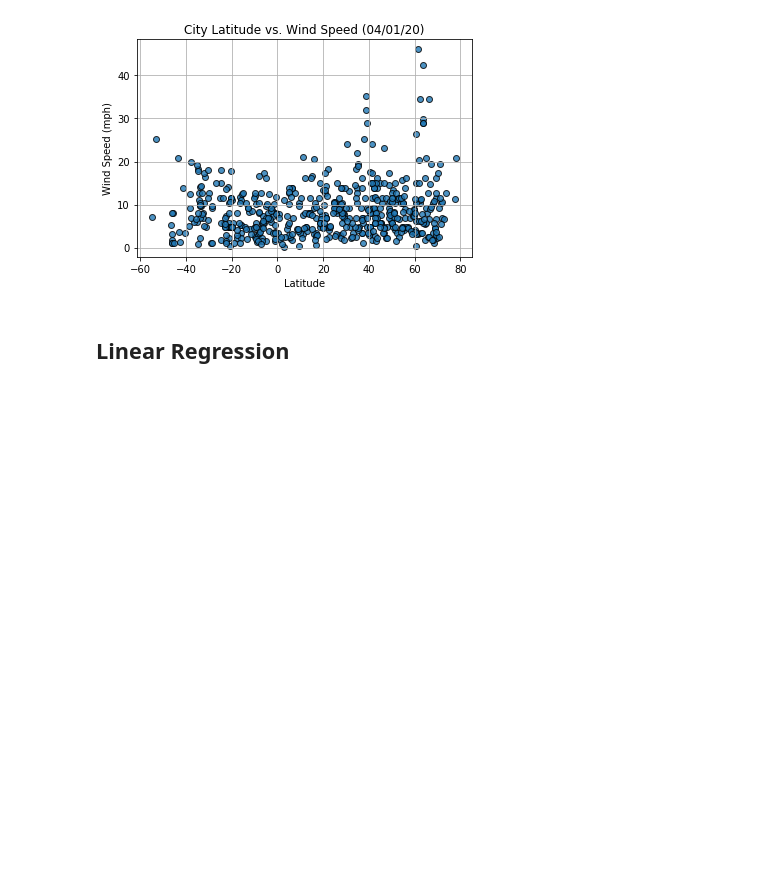
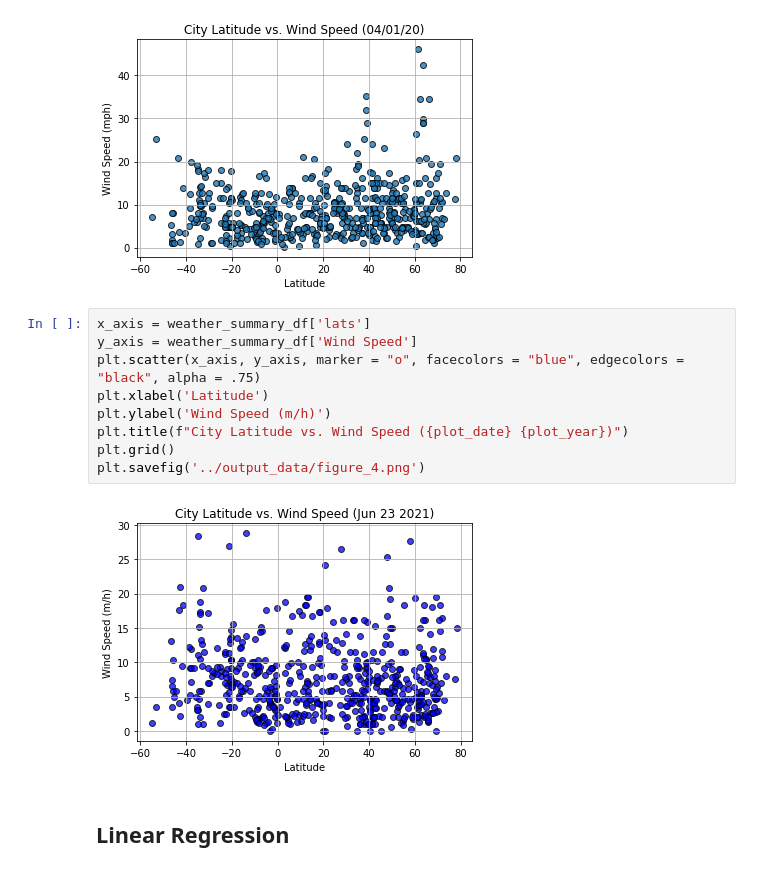
Before and after one commit to gpawlows/Python-API-Challenge, a Jupyter notebook: starter_code/WeatherPy.ipynb, the cells around one changed output. Saved outputs shown, nothing was run; the diff lists cells and outputs as text; blank space fills up the shorter version.

```diff
--- a/starter_code/WeatherPy.ipynb
+++ b/starter_code/WeatherPy.ipynb
@@ -242,6 +259,17 @@ Text(0.5, 1.0, 'City Latitude vs. Max Temperature (Jun 23 2021)')
 # %%
 # %% [output]
 [figure]
+# %%
+x_axis = weather_summary_df['lats']
+y_axis = weather_summary_df['Wind Speed']
+plt.scatter(x_axis, y_axis, marker = "o", facecolors = "blue", edgecolors = "black", alpha = .75)
+plt.xlabel('Latitude')
+plt.ylabel('Wind Speed (m/h)')
+plt.title(f"City Latitude vs. Wind Speed ({plot_date} {plot_year})")
+plt.grid()
+plt.savefig('../output_data/figure_4.png')
+# %% [output]
+[figure, added]
 # %% [markdown]
 ## Linear Regression
 # %% [markdown]
```
Also changed, not shown: parts of 6 cells of this notebook, 10 other files.
